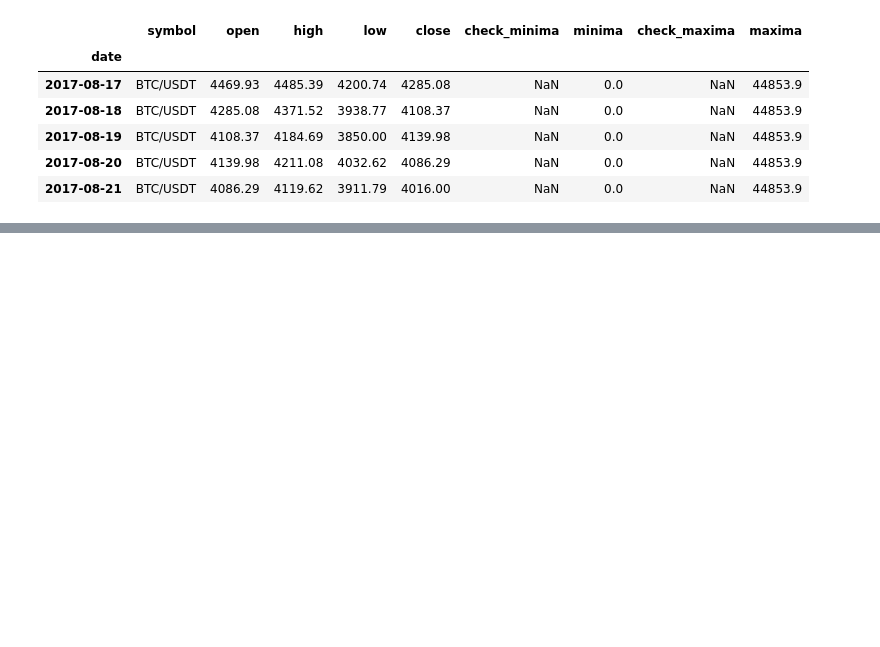
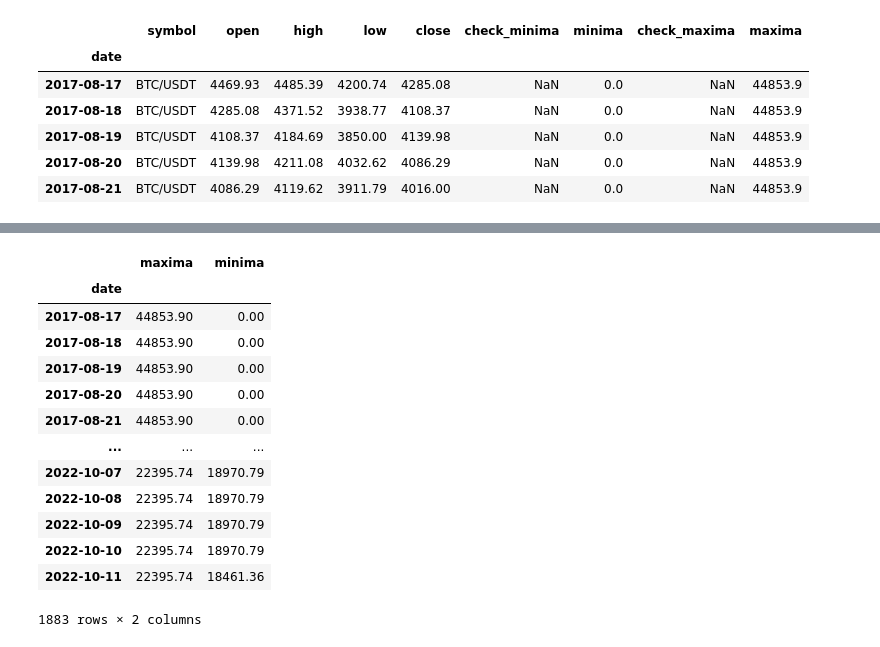
Before and after one commit to adevrent/freqtrade_custom_strats, a Jupyter notebook: python_concepts/orderblocks.ipynb, the cells around one changed output, grey strips where cells are left out. Saved outputs shown, nothing was run; the diff lists cells and outputs as text; code cells hidden in the pictures; blank space fills up the shorter version.

```diff
--- a/python_concepts/orderblocks.ipynb
+++ b/python_concepts/orderblocks.ipynb
@@ -187,0 +142,19 @@ df.head()
+# %%
+d = {"maxima": df["maxima"], "minima": df["minima"]}
+df_extrema = pd.DataFrame(data = d)
+df_extrema
+# %% [output]
+|  | maxima | minima |
+| date |  |  |
+| 2017-08-17 | 44853.90 | 0.00 |
+| 2017-08-18 | 44853.90 | 0.00 |
+| 2017-08-19 | 44853.90 | 0.00 |
+| 2017-08-20 | 44853.90 | 0.00 |
+| 2017-08-21 | 44853.90 | 0.00 |
+| ... | ... | ... |
+| 2022-10-07 | 22395.74 | 18970.79 |
+| 2022-10-08 | 22395.74 | 18970.79 |
+| 2022-10-09 | 22395.74 | 18970.79 |
+| 2022-10-10 | 22395.74 | 18970.79 |
+| 2022-10-11 | 22395.74 | 18461.36 |
+1883 rows × 2 columns
```
Also changed, not shown: parts of 10 cells of this notebook, 1 other file.
